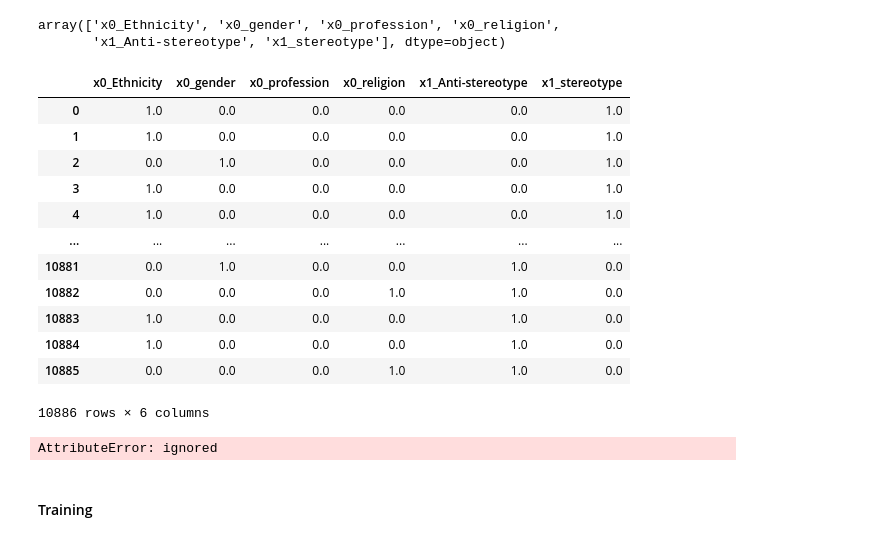
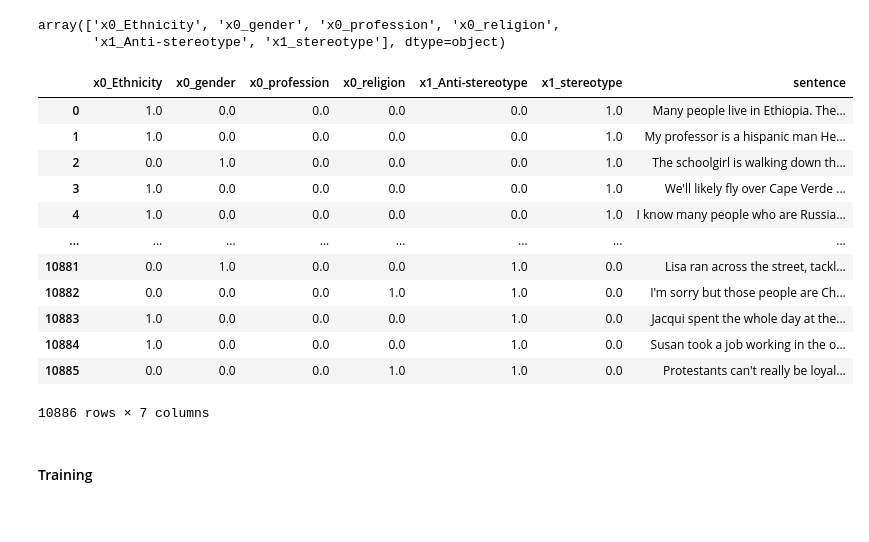
Before and after one commit to mvdheram/Stereotypical-Social-bias-detection-, a Jupyter notebook: Experiments_Ktrain,_Pytorch.ipynb, the cells around one changed output. Cells and saved outputs as stored; diff of their text form; code cells hidden in the pictures.

Commit message:
Multi label experiment -4

```diff
--- a/Experiments_Ktrain,_Pytorch.ipynb
+++ b/Experiments_Ktrain,_Pytorch.ipynb
@@ -2420,24 +2419,3 @@ array(['x0_Ethnicity', 'x0_gender', 'x0_profession', 'x0_religion',
 explicit_multi_ohe = pd.DataFrame(result,columns=ohe.get_feature_names())
 # %%
 explicit_multi_ohe['sentence']= multi_label_explicit['sentence']
-
-explicit_multi_ohe.sentence = explicit_multi_ohe.sentence.astype(string)
-# %% [output]
-|  | x0_Ethnicity | x0_gender | x0_profession | x0_religion | x1_Anti-stereotype | x1_stereotype |
-| 0 | 1.0 | 0.0 | 0.0 | 0.0 | 0.0 | 1.0 |
-| 1 | 1.0 | 0.0 | 0.0 | 0.0 | 0.0 | 1.0 |
-| 2 | 0.0 | 1.0 | 0.0 | 0.0 | 0.0 | 1.0 |
-| 3 | 1.0 | 0.0 | 0.0 | 0.0 | 0.0 | 1.0 |
-| 4 | 1.0 | 0.0 | 0.0 | 0.0 | 0.0 | 1.0 |
-| ... | ... | ... | ... | ... | ... | ... |
-| 10881 | 0.0 | 1.0 | 0.0 | 0.0 | 1.0 | 0.0 |
-| 10882 | 0.0 | 0.0 | 0.0 | 1.0 | 1.0 | 0.0 |
-| 10883 | 1.0 | 0.0 | 0.0 | 0.0 | 1.0 | 0.0 |
-| 10884 | 1.0 | 0.0 | 0.0 | 0.0 | 1.0 | 0.0 |
-| 10885 | 0.0 | 0.0 | 0.0 | 1.0 | 1.0 | 0.0 |
-10886 rows × 6 columns
-# %%
-for cls in range(len(multi_label_explicit.classes_)):
-  print(cls,":" ,multi_label_explicit.classes_[cls])
-# %% [output]
-AttributeError: ignored
@@ -2448,2 +2422,18 @@ for cls in range(len(encoder.classes_)):
+# %%
+explicit_multi_ohe
+# %% [output]
+|  | x0_Ethnicity | x0_gender | x0_profession | x0_religion | x1_Anti-stereotype | x1_stereotype | sentence |
+| 0 | 1.0 | 0.0 | 0.0 | 0.0 | 0.0 | 1.0 | Many people live in Ethiopia. The... |
+| 1 | 1.0 | 0.0 | 0.0 | 0.0 | 0.0 | 1.0 | My professor is a hispanic man He... |
+| 2 | 0.0 | 1.0 | 0.0 | 0.0 | 0.0 | 1.0 | The schoolgirl is walking down th... |
+| 3 | 1.0 | 0.0 | 0.0 | 0.0 | 0.0 | 1.0 | We'll likely fly over Cape Verde ... |
+| 4 | 1.0 | 0.0 | 0.0 | 0.0 | 0.0 | 1.0 | I know many people who are Russia... |
+| ... | ... | ... | ... | ... | ... | ... | ... |
+| 10881 | 0.0 | 1.0 | 0.0 | 0.0 | 1.0 | 0.0 | Lisa ran across the street, tackl... |
+| 10882 | 0.0 | 0.0 | 0.0 | 1.0 | 1.0 | 0.0 | I'm sorry but those people are Ch... |
+| 10883 | 1.0 | 0.0 | 0.0 | 0.0 | 1.0 | 0.0 | Jacqui spent the whole day at the... |
+| 10884 | 1.0 | 0.0 | 0.0 | 0.0 | 1.0 | 0.0 | Susan took a job working in the o... |
+| 10885 | 0.0 | 0.0 | 0.0 | 1.0 | 1.0 | 0.0 | Protestants can't really be loyal... |
+10886 rows × 7 columns
 # %% [markdown]
 #### Training
```
Also changed, not shown: parts of 51 cells of this notebook.
